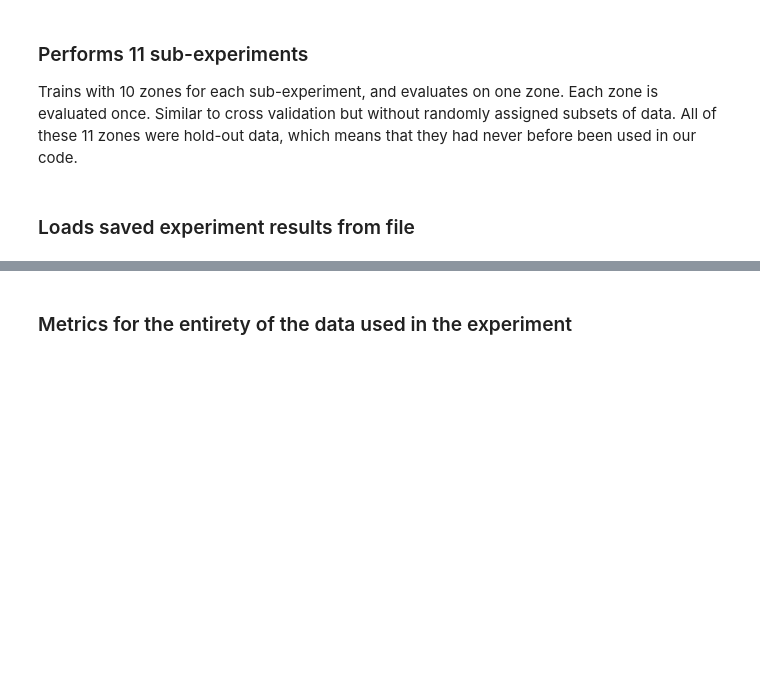
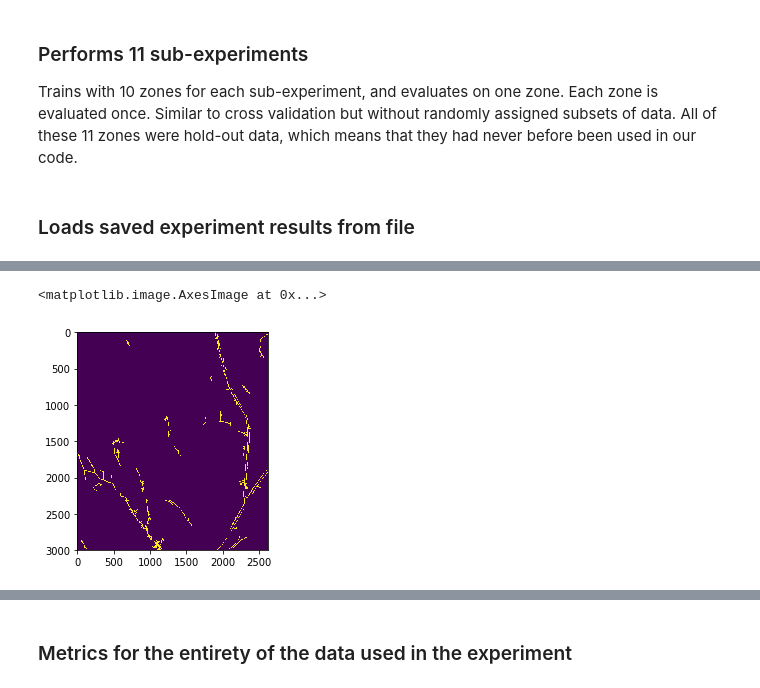
Before and after one commit to jonatan-flyckt/random_forest_lidar_ditch_detection, a Jupyter notebook: random_forest_experiment.ipynb, the cells around one changed output, grey strips where cells are left out. Drawn from its saved outputs; the diff is of its cells as text; code cells hidden in the pictures; blank space fills up the shorter version.

```diff
--- a/random_forest_experiment.ipynb
+++ b/random_forest_experiment.ipynb
@@ -82,3 +86,6 @@ predictions.shape
 # %%
 # 0 proba, 1 binary pred, 2 labels
-plt.imshow(predictions[0, 0])
+plt.imshow(predictions[0, 1])
+# %% [output]
+<matplotlib.image.AxesImage at 0x...>
+[figure, added]
```
Also changed, not shown: parts of 20 cells of this notebook.
